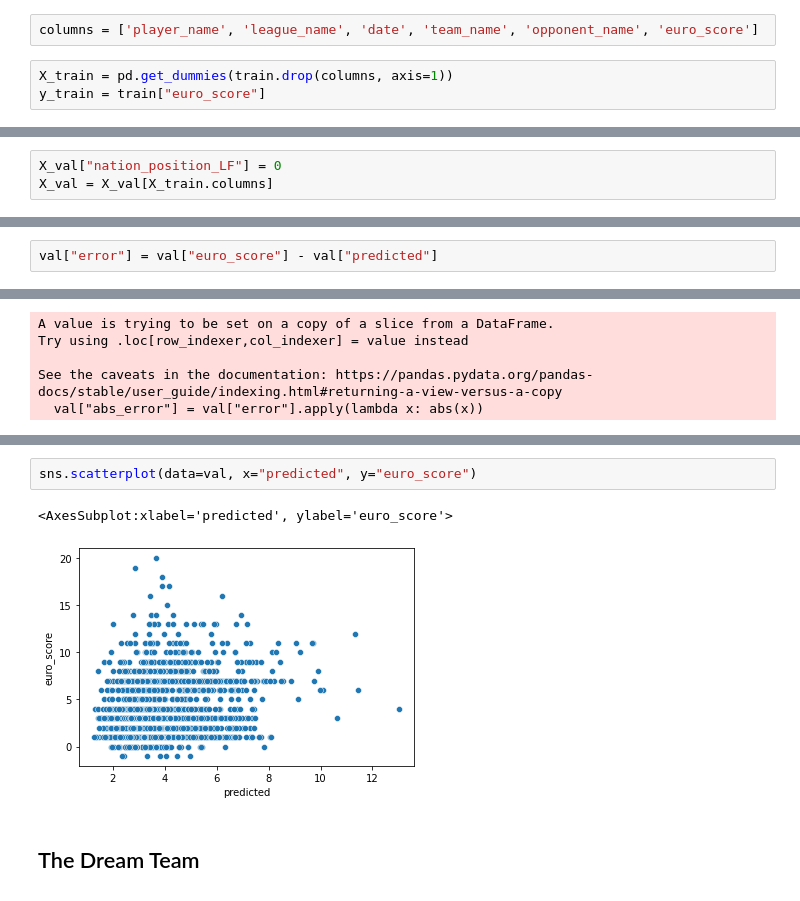
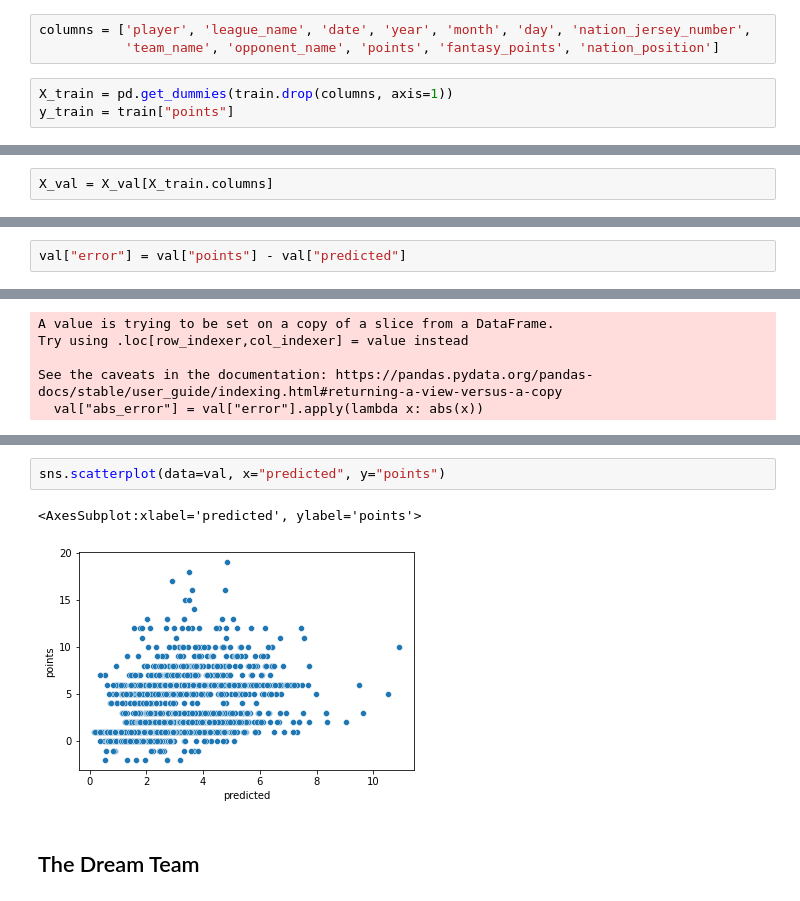
Before and after one commit to christianwbsn/moneyball, a Jupyter notebook: notebooks/2-modelling.ipynb, the cells around one changed output, grey strips where cells are left out. Cells and saved outputs as stored; diff of their text form.

```diff
--- a/notebooks/2-modelling.ipynb
+++ b/notebooks/2-modelling.ipynb
@@ -59,9 +59,10 @@ Index(['player_name', 'date', 'league_name', 'team_name', 'opponent_name',
        'goalkeeping_positioning', 'goalkeeping_reflexes'],
       dtype='object')
 # %%
-columns = ['player_name', 'league_name', 'date', 'team_name', 'opponent_name', 'euro_score']
+columns = ['player', 'league_name', 'date', 'year', 'month', 'day', 'nation_jersey_number',
+           'team_name', 'opponent_name', 'points', 'fantasy_points', 'nation_position']
 # %%
 X_train = pd.get_dummies(train.drop(columns, axis=1))
-y_train = train["euro_score"]
+y_train = train["points"]
 # %%
 X_val = pd.get_dummies(val.drop(columns, axis=1))
@@ -77,4 +102,3 @@ LGBMRegressor(random_state=1)
 # %%
-X_val["nation_position_LF"] = 0
 X_val = X_val[X_train.columns]
 # %%
@@ -107,5 +130,5 @@ mae
 # %%
-val["error"] = val["euro_score"] - val["predicted"]
+val["error"] = val["points"] - val["predicted"]
 # %% [output]
 A value is trying to be set on a copy of a slice from a DataFrame.
 Try using .loc[row_indexer,col_indexer] = value instead
@@ -147,8 +170,8 @@ pd.pivot_table(val, index=["position"], values=["error"], aggfunc="mean")
 # %%
-sns.scatterplot(data=val, x="predicted", y="euro_score")
+sns.scatterplot(data=val, x="predicted", y="points")
 # %% [output]
-<AxesSubplot:xlabel='predicted', ylabel='euro_score'>
+<AxesSubplot:xlabel='predicted', ylabel='points'>
-[figure, old version]
+[figure, new version]
 # %% [markdown]
 ## The Dream Team
 # %%
```
Also changed, not shown: parts of 25 cells of this notebook, 7 other files.
